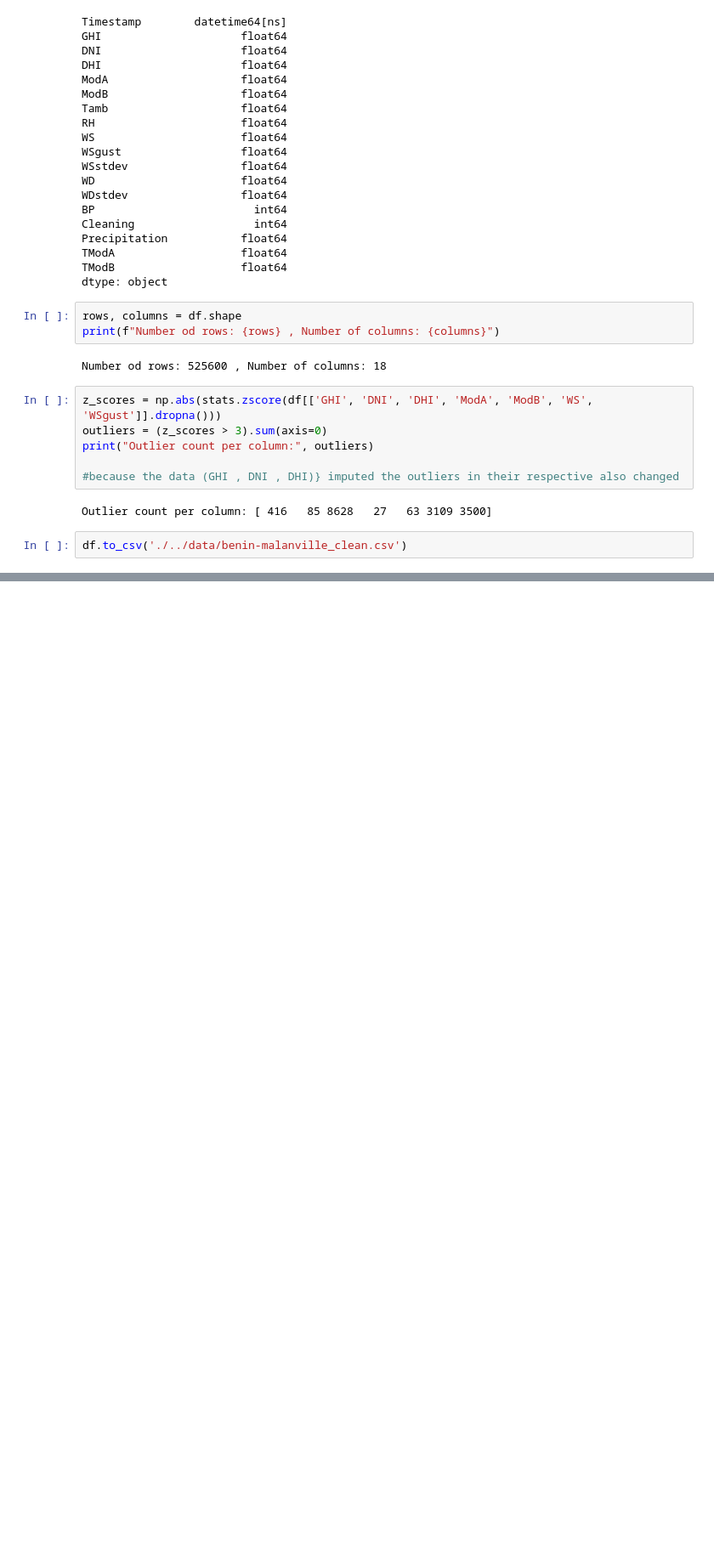
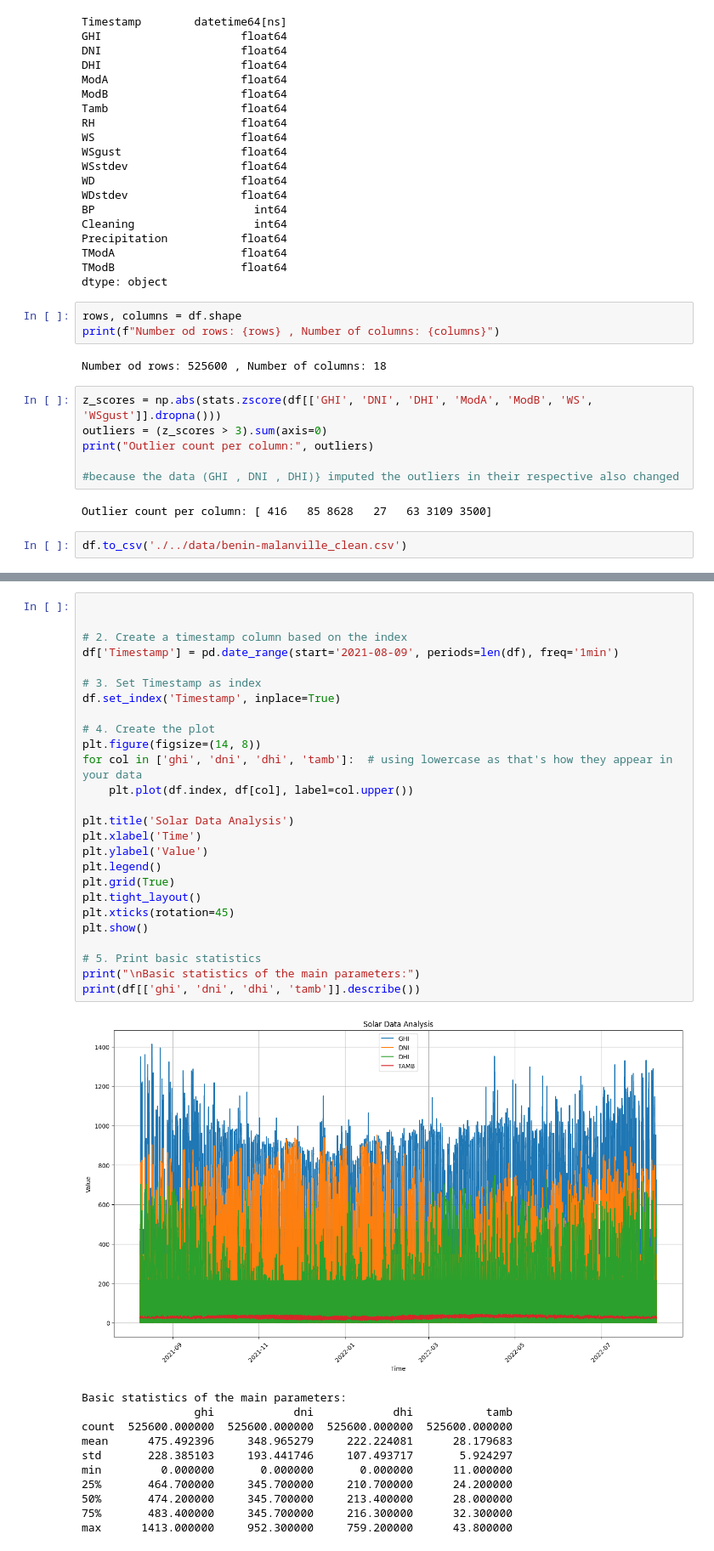
Before and after one commit to tsegabogale24/solar-challenge-week1, a Jupyter notebook: notebooks/benin_eda.ipynb, the cells around one changed output, grey strips where cells are left out. Shown at 85% size. Saved outputs shown, nothing was run; the diff lists cells and outputs as text; blank space fills up the shorter version.

```diff
--- a/notebooks/benin_eda.ipynb
+++ b/notebooks/benin_eda.ipynb
@@ -296,0 +326,38 @@ df.to_csv('./../data/benin-malanville_clean.csv')
+# %%
+
+
+# 2. Create a timestamp column based on the index
+df['Timestamp'] = pd.date_range(start='2021-08-09', periods=len(df), freq='1min')
+
+# 3. Set Timestamp as index
+df.set_index('Timestamp', inplace=True)
+
+# 4. Create the plot
+plt.figure(figsize=(14, 8))
+for col in ['ghi', 'dni', 'dhi', 'tamb']:  # using lowercase as that's how they appear in your data
+    plt.plot(df.index, df[col], label=col.upper())
+
+plt.title('Solar Data Analysis')
+plt.xlabel('Time')
+plt.ylabel('Value')
+plt.legend()
+plt.grid(True)
+plt.tight_layout()
+plt.xticks(rotation=45)
+plt.show()
+
+# 5. Print basic statistics
+print("\nBasic statistics of the main parameters:")
+print(df[['ghi', 'dni', 'dhi', 'tamb']].describe())
+# %% [output]
+[figure, added]
+Basic statistics of the main parameters:
+                 ghi            dni            dhi           tamb
+count  525600.000000  525600.000000  525600.000000  525600.000000
+mean      475.492396     348.965279     222.224081      28.179683
+std       228.385103     193.441746     107.493717       5.924297
+min         0.000000       0.000000       0.000000      11.000000
+25%       464.700000     345.700000     210.700000      24.200000
+50%       474.200000     345.700000     213.400000      28.000000
+75%       483.400000     345.700000     216.300000      32.300000
+max      1413.000000     952.300000     759.200000      43.800000
```
Also changed, not shown: parts of 14 cells of this notebook.
